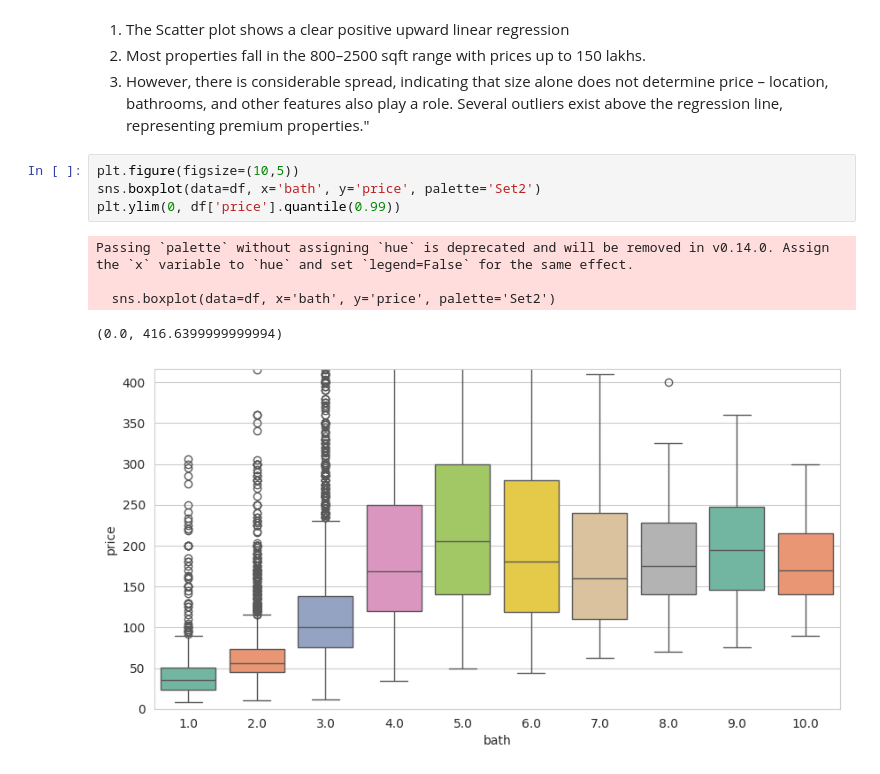
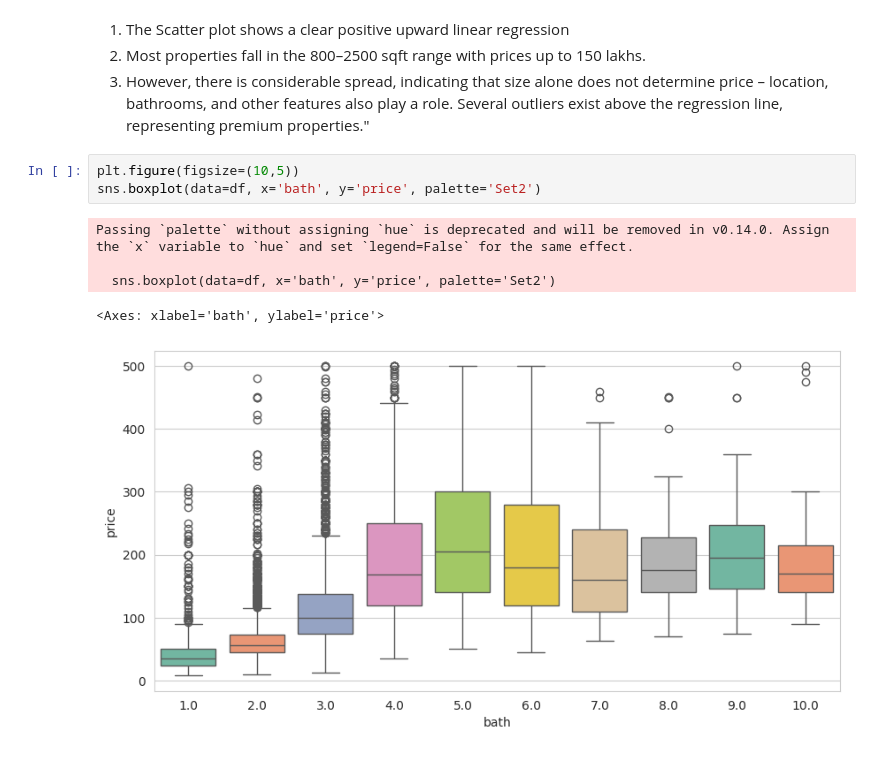
Before and after one commit to Amresh-01/EDA, a Jupyter notebook: House_price.ipynb, the cells around one changed output. Drawn from its saved outputs; the diff is of its cells as text.

```diff
--- a/House_price.ipynb
+++ b/House_price.ipynb
@@ -509,10 +509,9 @@ plt.show()
 # %%
 plt.figure(figsize=(10,5))
 sns.boxplot(data=df, x='bath', y='price', palette='Set2')
-plt.ylim(0, df['price'].quantile(0.99))
 # %% [output]
 Passing `palette` without assigning `hue` is deprecated and will be removed in v0.14.0. Assign the `x` variable to `hue` and set `legend=False` for the same effect.
 
   sns.boxplot(data=df, x='bath', y='price', palette='Set2')
-(0.0, 416.6399999999994)
+<Axes: xlabel='bath', ylabel='price'>
-[figure, old version]
+[figure, new version]
```
Also changed, not shown: parts of 14 cells of this notebook.
